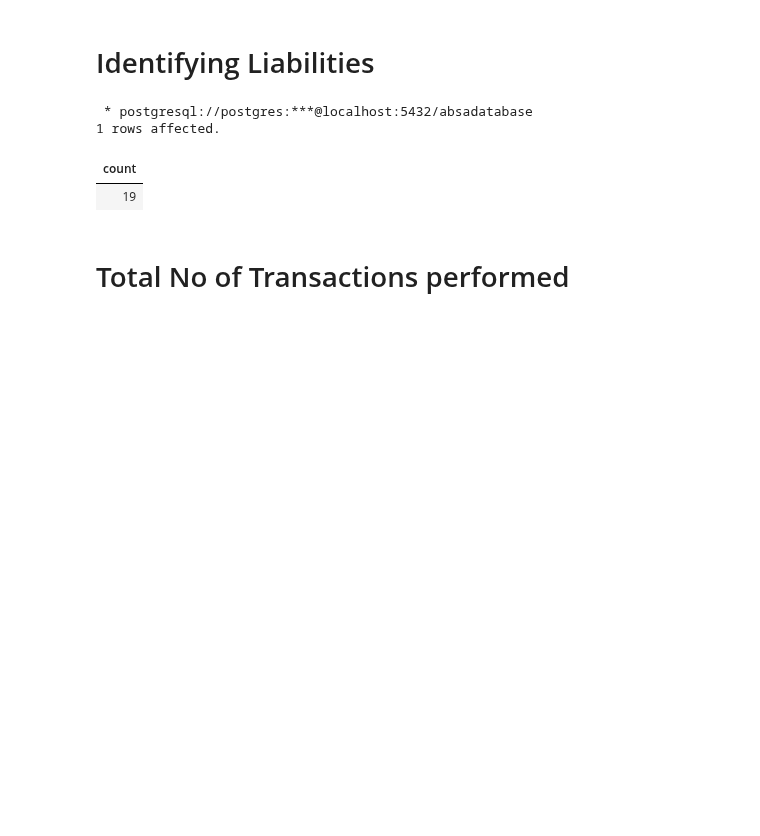
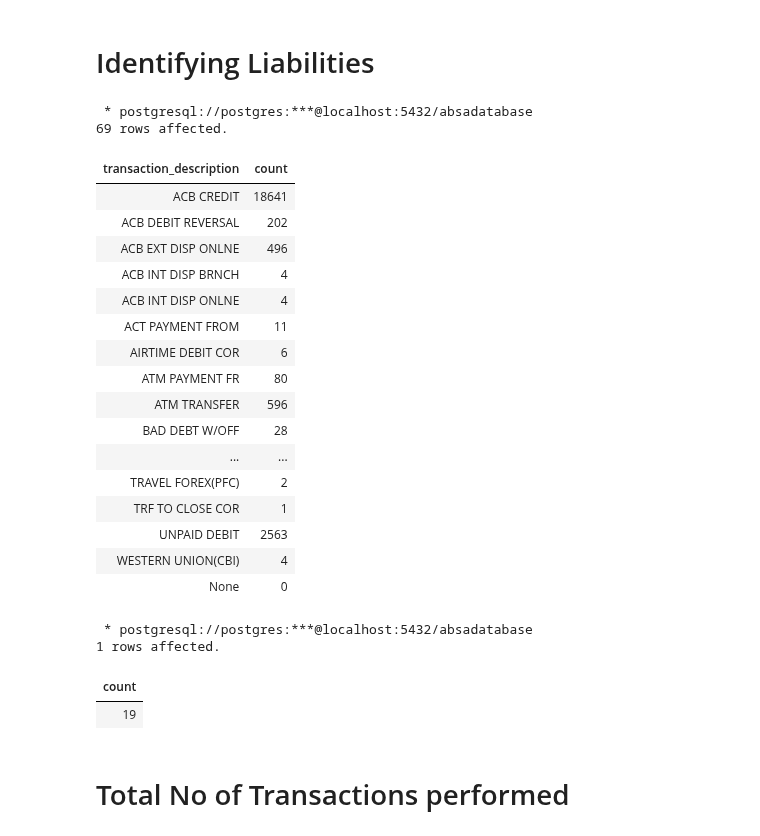
Before and after one commit to The-DigitalAcademy/EXPLORING-ABSA-DATASETS, a Jupyter notebook: Liability.ipynb, the cells around one changed output. Saved outputs shown, nothing was run; the diff lists cells and outputs as text; code cells hidden in the pictures; blank space fills up the shorter version.

```diff
--- a/Liability.ipynb
+++ b/Liability.ipynb
@@ -168,6 +168,37 @@ from sqlalchemy import create_engine
 %sql postgresql://postgres:@localhost:5432/absadatabase
 # %% [markdown]
 # Identifying Liabilities
+# %%
+%%sql
+SELECT DISTINCT
+    transaction_description, count(transaction_description)
+FROM
+    transactiondata
+WHERE
+    amt > 0
+GROUP BY transaction_description
+ORDER BY
+    transaction_description;
+# %% [output]
+ * postgresql://postgres:***@localhost:5432/absadatabase
+69 rows affected.
+| transaction_description | count |
+| ACB CREDIT | 18641 |
+| ACB DEBIT REVERSAL | 202 |
+| ACB EXT DISP ONLNE | 496 |
+| ACB INT DISP BRNCH | 4 |
+| ACB INT DISP ONLNE | 4 |
+| ACT PAYMENT FROM | 11 |
+| AIRTIME DEBIT COR | 6 |
+| ATM PAYMENT FR | 80 |
+| ATM TRANSFER | 596 |
+| BAD DEBT W/OFF | 28 |
+| ... | ... |
+| TRAVEL FOREX(PFC) | 2 |
+| TRF TO CLOSE COR | 1 |
+| UNPAID DEBIT | 2563 |
+| WESTERN UNION(CBI) | 4 |
+| None | 0 |
 # %%
 %%sql
 SELECT
```
Also changed, not shown: 1 other file.
